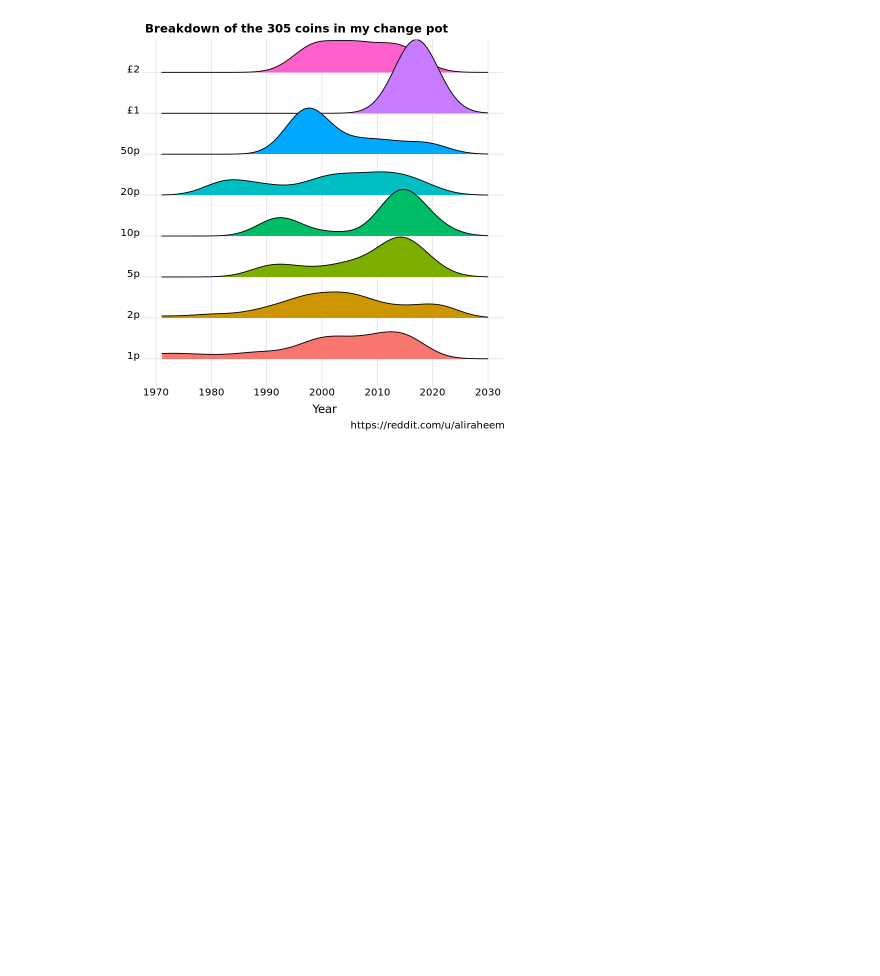
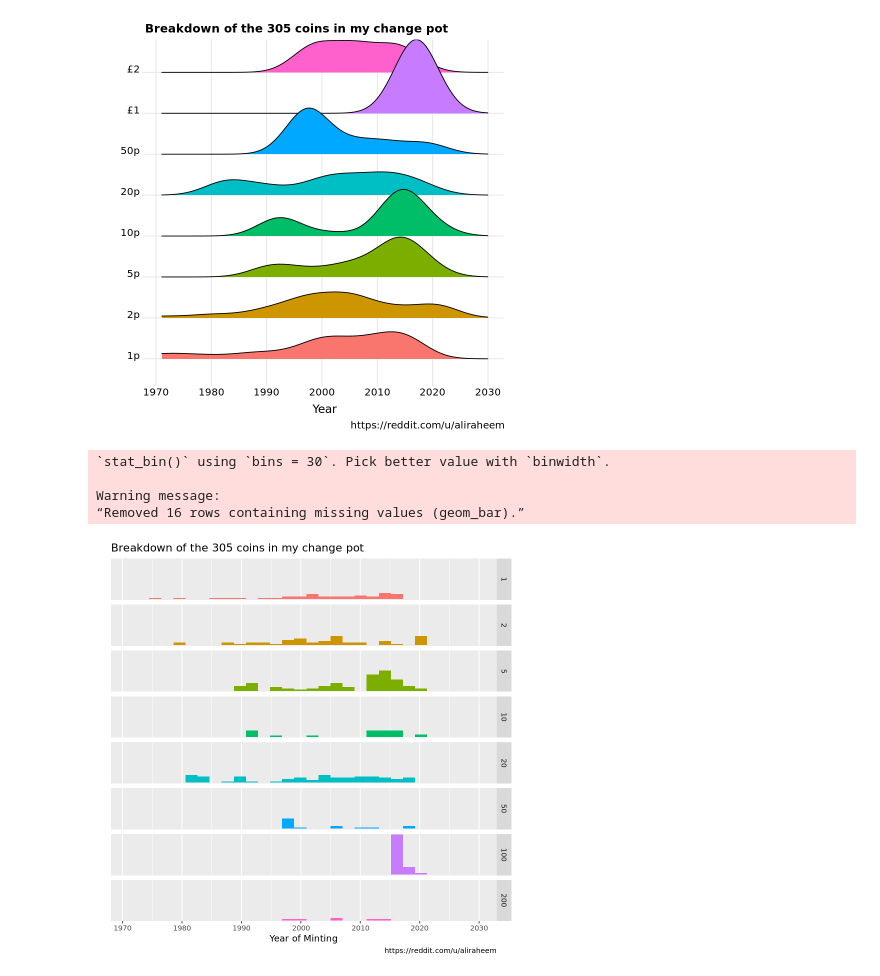
Before and after one commit to ali-raheem/change_pot, a Jupyter notebook: change_pot.ipynb, the cells around one changed output. Drawn from its saved outputs; the diff is of its cells as text; code cells hidden in the pictures; blank space fills up the shorter version.

```diff
--- a/change_pot.ipynb
+++ b/change_pot.ipynb
@@ -336,4 +323,18 @@ ggplot(coins_long, aes(x = Year, y = factor(Value/100), group=factor(Value), fil
 Picking joint bandwidth of 3.84
 [figure]
 # %%
-~
+ggplot(coins_long, aes(x = Year, fill=factor(Value))) +
+    facet_grid(rows = vars(Value)) +
+    ylab("") +
+    scale_y_discrete(labels=c("1p", "2p", "5p", "10p", "20p", "50p", "£1", "£2")) +
+    xlab("Year of Minting") +
+    xlim(1971, 2030) +
+    labs(title = "Breakdown of the 305 coins in my change pot", caption="https://reddit.com/u/aliraheem") +
+    geom_histogram() +
+    theme(legend.position = "none", axis.title.x = element_text(hjust=0.5), axis.title.y = element_text(hjust=0.5))
+# %% [output]
+`stat_bin()` using `bins = 30`. Pick better value with `binwidth`.
+
+Warning message:
+“Removed 16 rows containing missing values (geom_bar).”
+[figure, added]
```
Also changed, not shown: parts of 1 cell of this notebook.
